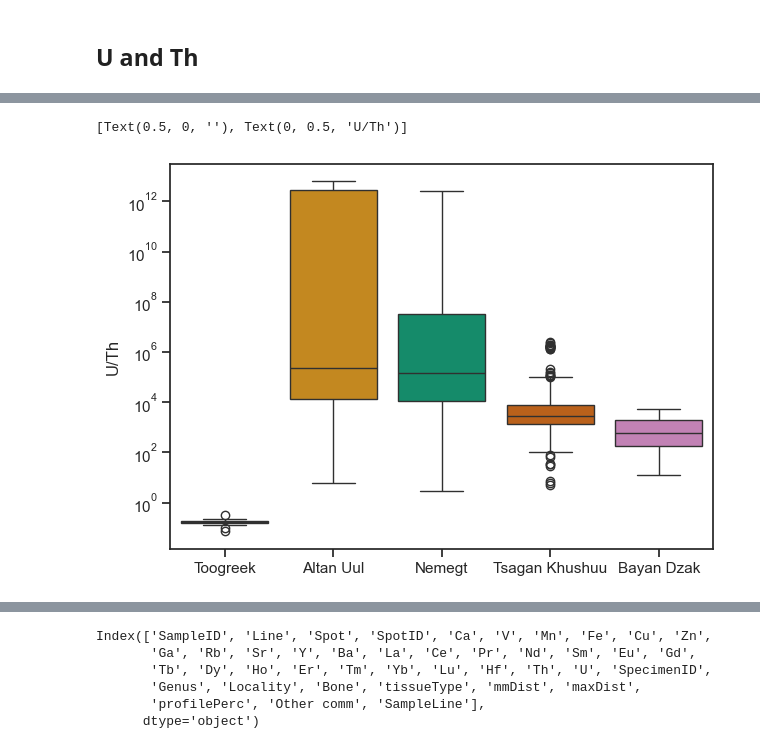
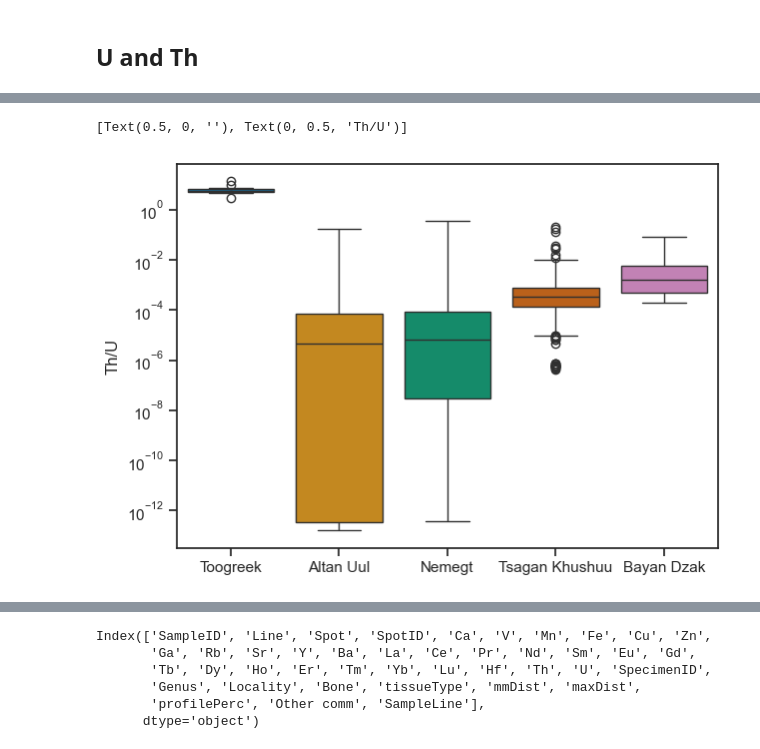
Before and after one commit to MikeRockSurowski/Locality, a Jupyter notebook: Bones from Gobi - loc prediction.ipynb, the cells around one changed output, grey strips where cells are left out. Drawn from its saved outputs; the diff is of its cells as text; code cells hidden in the pictures.

```diff
--- a/Bones from Gobi - loc prediction.ipynb
+++ b/Bones from Gobi - loc prediction.ipynb
@@ -1601,8 +2155,8 @@ fig.savefig('Plots/U and Th boxplots.tif', dpi=300)
 # %%
 fig, ax = plt.subplots(figsize=(7, 5))
-sns.boxplot(data=basr, x='Locality', y=uth.U/uth.Th, hue='Locality', log_scale=True, ax=ax)
-ax.set(xlabel='', ylabel='U/Th')
+sns.boxplot(data=basr, x='Locality', y=uth.Th/uth.U, hue='Locality', log_scale=True, ax=ax)
+ax.set(xlabel='', ylabel='Th/U')
 # %% [output]
-[Text(0.5, 0, ''), Text(0, 0.5, 'U/Th')]
+[Text(0.5, 0, ''), Text(0, 0.5, 'Th/U')]
-[figure, old version]
+[figure, new version]
 # %%
```
Also changed, not shown: parts of 329 cells of this notebook, 34 other files.
